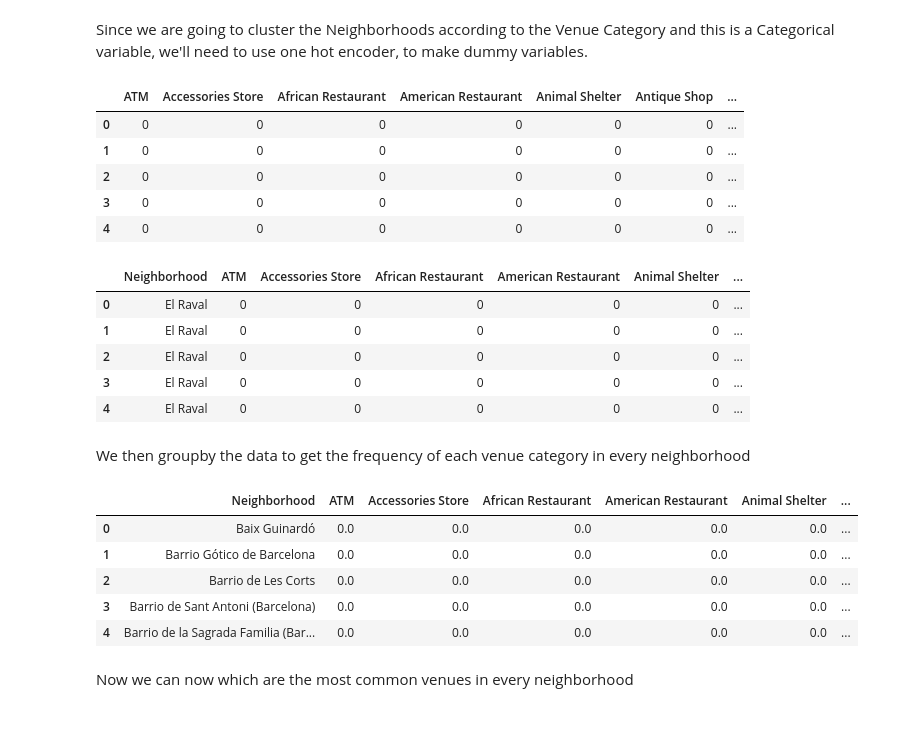
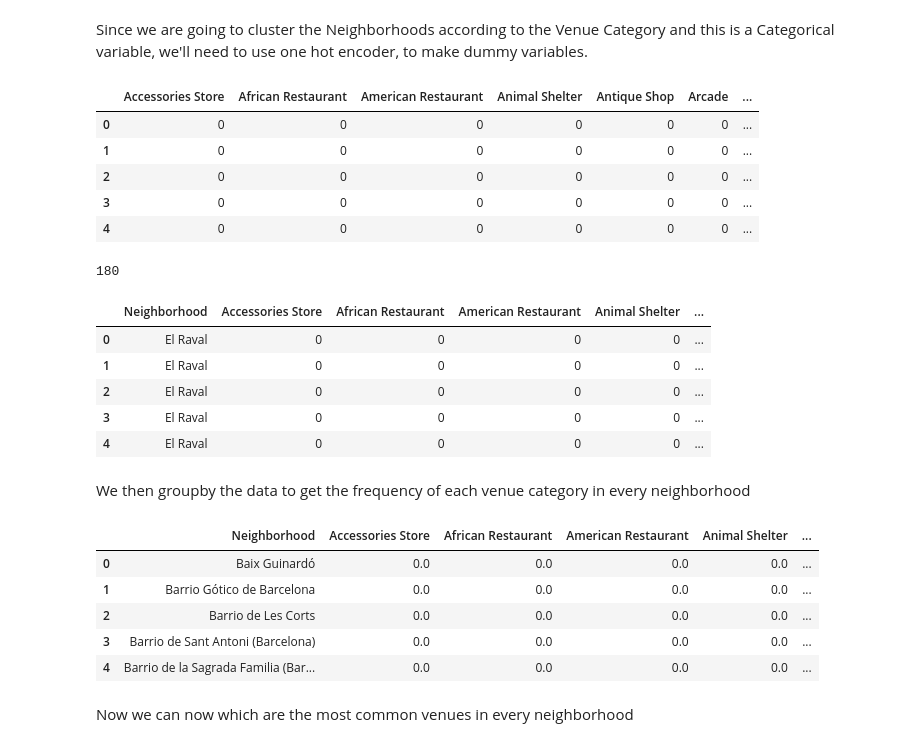
Before and after one commit to FranMorillo/Capstone_Project, a Jupyter notebook: Distribution Center for Mediterranean Restaurants.ipynb, the cells around one changed output. Cells and saved outputs as stored; diff of their text form; code cells hidden in the pictures.

```diff
--- a/Distribution Center for Mediterranean Restaurants.ipynb
+++ b/Distribution Center for Mediterranean Restaurants.ipynb
@@ -137,3 +141,16 @@ For some of the neighborhoods in Barcelona, geocode was not able to get their co
 prueba=result
 prueba1=prueba.drop([3,10,13,17,22,25,28,43,50,51,57,62,63,55,59])
 Barcelona=prueba1.reset_index(drop=True)
+Barcelona=Barcelona.drop([31])
+Barcelona=Barcelona.reset_index(drop=True)
+Barcelona=Barcelona.drop([34])
+Barcelona=Barcelona.reset_index(drop=True)
+Barcelona=Barcelona.drop([17])
+Barcelona=Barcelona.reset_index(drop=True)
+Barcelona=Barcelona.drop([37])
+Barcelona=Barcelona.reset_index(drop=True)
+Barcelona=Barcelona.drop([18])
+Barcelona=Barcelona.reset_index(drop=True)
+Barcelona=Barcelona.drop([17])
+Barcelona=Barcelona.reset_index(drop=True)
+Barcelona
@@ -142,7 +177,7 @@ Using a for loop and geocode we obtain the coordinates of the remaining Neighbor
 # %%
 Latitude=[]
 Longitude=[]
-for x in range(0,60):
+for x in range(0,54):
     Location=Barcelona.loc[x]
     url = 'https://maps.googleapis.com/maps/api/geocode/json?key={}&address={}'.format(API_key, Location)
     response = requests.get(url).json()
@@ -289,6 +324,7 @@ Since we are going to cluster the Neighborhoods according to the Venue Category
 # %%
 # one hot encoding
 Barcelona_onehot = pd.get_dummies(Barcelona_venues[['Venue Category']], prefix="", prefix_sep="")
+
 
 # add neighborhood column back to dataframe
 Barcelona_onehot['Neighborhood'] = Barcelona_venues['Neighborhood']
@@ -296,7 +332,7 @@ Barcelona_onehot['Neighborhood'] = Barcelona_venues['Neighborhood']
 
 Barcelona_onehot.head()
 # %% [output]
-|  | ATM | Accessories Store | African Restaurant | American Restaurant | Animal Shelter | Antique Shop | ... |
+|  | Accessories Store | African Restaurant | American Restaurant | Animal Shelter | Antique Shop | Arcade | ... |
 | 0 | 0 | 0 | 0 | 0 | 0 | 0 | ... |
 | 1 | 0 | 0 | 0 | 0 | 0 | 0 | ... |
 | 2 | 0 | 0 | 0 | 0 | 0 | 0 | ... |
@@ -305,29 +341,30 @@ Barcelona_onehot.head()
 # %%
 # move neighborhood column to the first column
 colnames = Barcelona_onehot.columns.tolist()
-#print(colnames.index('Neighborhood'))
-fixed_columns = [Barcelona_onehot.columns[192]] + list(Barcelona_onehot.columns[:192])
+print(colnames.index('Neighborhood'))
+fixed_columns = [Barcelona_onehot.columns[180]] + list(Barcelona_onehot.columns[:180])
 Barcelona_onehot = Barcelona_onehot[fixed_columns]
 Barcelona_onehot.head()
 # %% [output]
+180
-|  | Neighborhood | ATM | Accessories Store | African Restaurant | American Restaurant | Animal Shelter | ... |
-| 0 | El Raval | 0 | 0 | 0 | 0 | 0 | ... |
-| 1 | El Raval | 0 | 0 | 0 | 0 | 0 | ... |
-| 2 | El Raval | 0 | 0 | 0 | 0 | 0 | ... |
-| 3 | El Raval | 0 | 0 | 0 | 0 | 0 | ... |
-| 4 | El Raval | 0 | 0 | 0 | 0 | 0 | ... |
+|  | Neighborhood | Accessories Store | African Restaurant | American Restaurant | Animal Shelter | ... |
+| 0 | El Raval | 0 | 0 | 0 | 0 | ... |
+| 1 | El Raval | 0 | 0 | 0 | 0 | ... |
+| 2 | El Raval | 0 | 0 | 0 | 0 | ... |
+| 3 | El Raval | 0 | 0 | 0 | 0 | ... |
+| 4 | El Raval | 0 | 0 | 0 | 0 | ... |
 # %% [markdown]
 We then groupby the data to get the frequency of each venue category in every neighborhood
 # %%
 Barcelona_grouped = Barcelona_onehot.groupby('Neighborhood').mean().reset_index()
 Barcelona_grouped.head()
 # %% [output]
-|  | Neighborhood | ATM | Accessories Store | African Restaurant | American Restaurant | Animal Shelter | ... |
-| 0 | Baix Guinardó | 0.0 | 0.0 | 0.0 | 0.0 | 0.0 | ... |
-| 1 | Barrio Gótico de Barcelona | 0.0 | 0.0 | 0.0 | 0.0 | 0.0 | ... |
-| 2 | Barrio de Les Corts | 0.0 | 0.0 | 0.0 | 0.0 | 0.0 | ... |
-| 3 | Barrio de Sant Antoni (Barcelona) | 0.0 | 0.0 | 0.0 | 0.0 | 0.0 | ... |
-| 4 | Barrio de la Sagrada Familia (Bar... | 0.0 | 0.0 | 0.0 | 0.0 | 0.0 | ... |
+|  | Neighborhood | Accessories Store | African Restaurant | American Restaurant | Animal Shelter | ... |
+| 0 | Baix Guinardó | 0.0 | 0.0 | 0.0 | 0.0 | ... |
+| 1 | Barrio Gótico de Barcelona | 0.0 | 0.0 | 0.0 | 0.0 | ... |
+| 2 | Barrio de Les Corts | 0.0 | 0.0 | 0.0 | 0.0 | ... |
+| 3 | Barrio de Sant Antoni (Barcelona) | 0.0 | 0.0 | 0.0 | 0.0 | ... |
+| 4 | Barrio de la Sagrada Familia (Bar... | 0.0 | 0.0 | 0.0 | 0.0 | ... |
 # %%
 def return_most_common_venues(row, num_top_venues):
     row_categories = row.iloc[1:]
```
Also changed, not shown: parts of 28 cells of this notebook.
